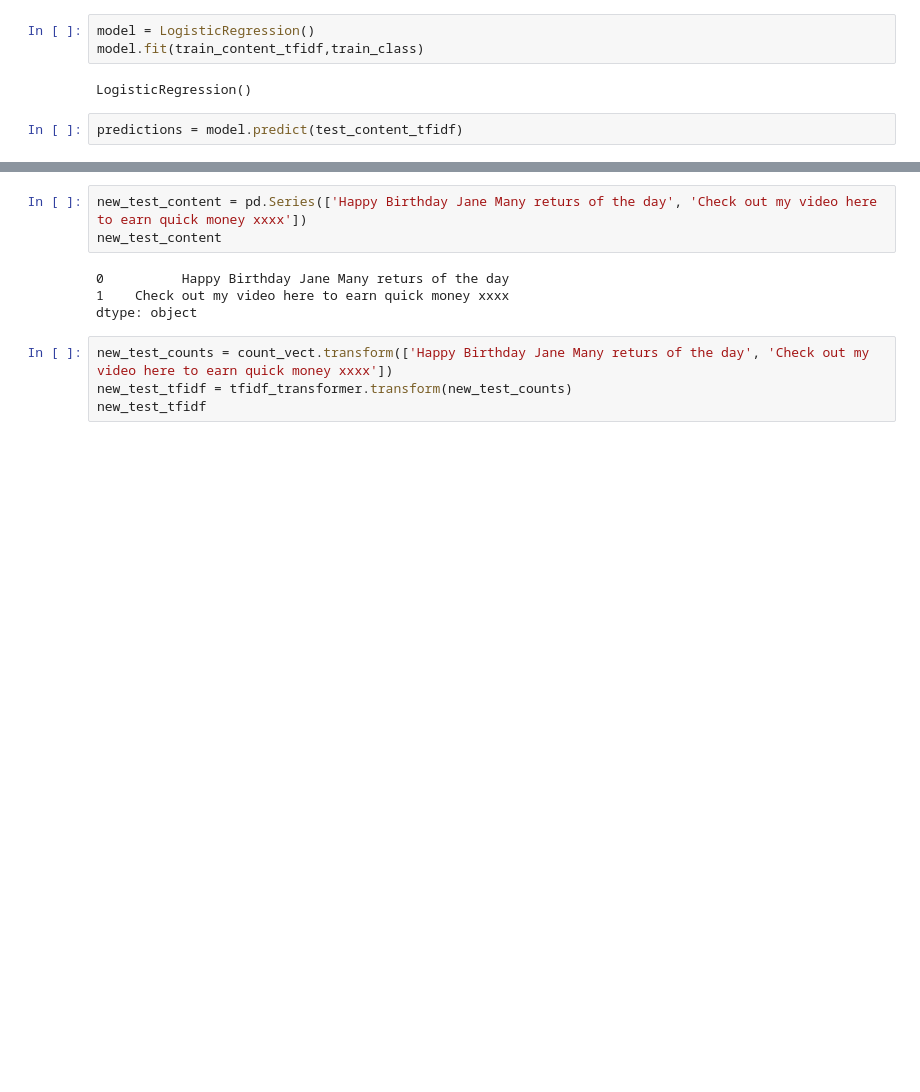
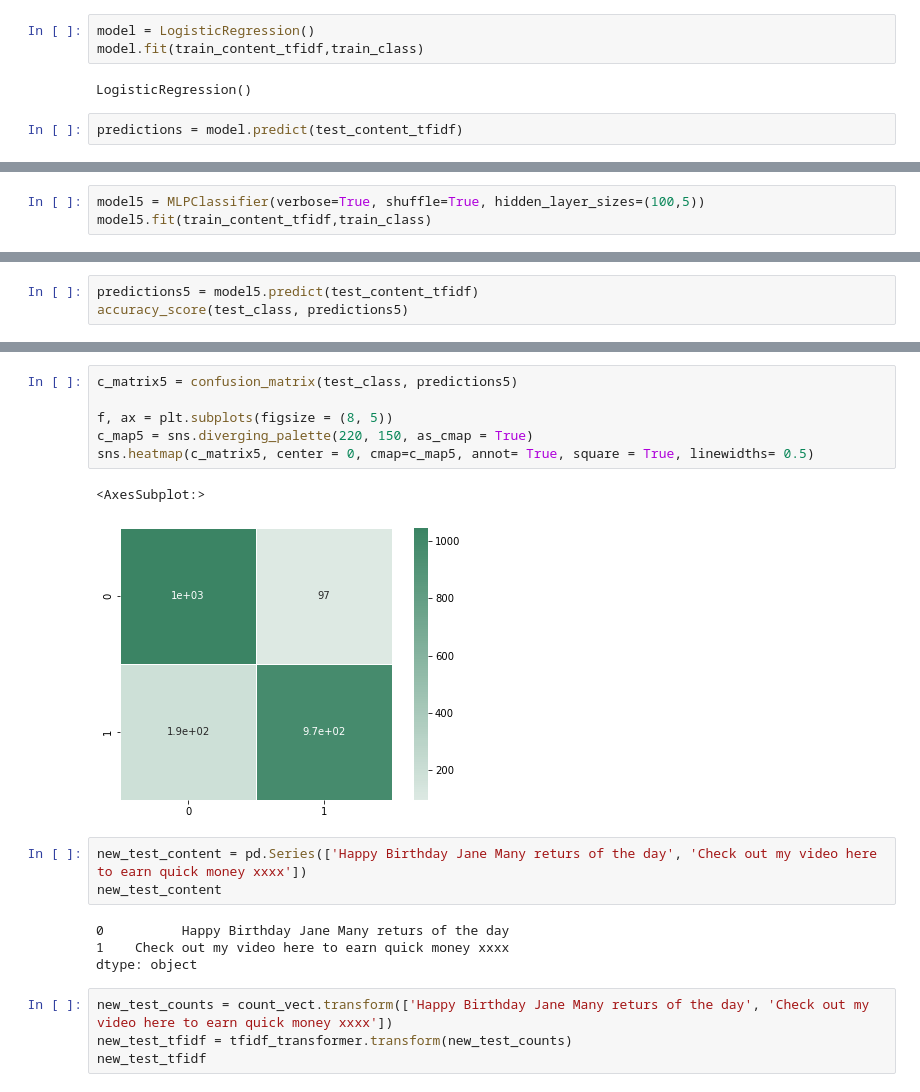
Before and after one commit to Soumya-Dey/YouTube-spam-detection-system, a Jupyter notebook: training.ipynb, the cells around one changed output, grey strips where cells are left out. Drawn from its saved outputs; the diff is of its cells as text; blank space fills up the shorter version.

```diff
--- a/training.ipynb
+++ b/training.ipynb
@@ -225,0 +201,3 @@ sns.heatmap(c_matrix4, center = 0, cmap=c_map4, annot= True, square = True, line
+# %%
+model5 = MLPClassifier(verbose=True, shuffle=True, hidden_layer_sizes=(100,5))
+model5.fit(train_content_tfidf,train_class)
@@ -225,0 +223,3 @@ sns.heatmap(c_matrix4, center = 0, cmap=c_map4, annot= True, square = True, line
+# %%
+predictions5 = model5.predict(test_content_tfidf)
+accuracy_score(test_class, predictions5)
@@ -226,3 +239,12 @@ sns.heatmap(c_matrix4, center = 0, cmap=c_map4, annot= True, square = True, line
+# %%
+c_matrix5 = confusion_matrix(test_class, predictions5)
+
+f, ax = plt.subplots(figsize = (8, 5))
+c_map5 = sns.diverging_palette(220, 150, as_cmap = True)
+sns.heatmap(c_matrix5, center = 0, cmap=c_map5, annot= True, square = True, linewidths= 0.5)
+# %% [output]
+<AxesSubplot:>
+[figure, added]
 # %%
 new_test_content = pd.Series(['Happy Birthday Jane Many returs of the day', 'Check out my video here to earn quick money xxxx'])
 new_test_content
```
Also changed, not shown: parts of 34 cells of this notebook, 9 other files.
